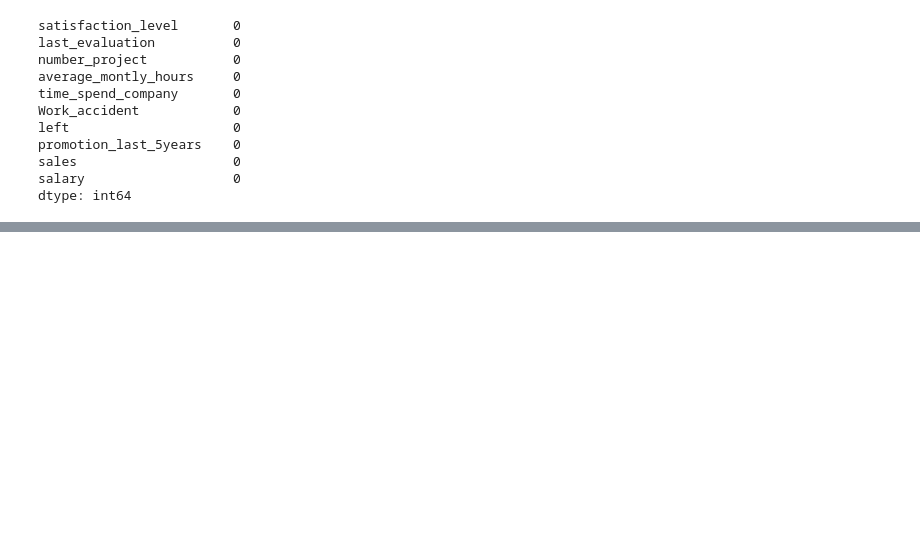
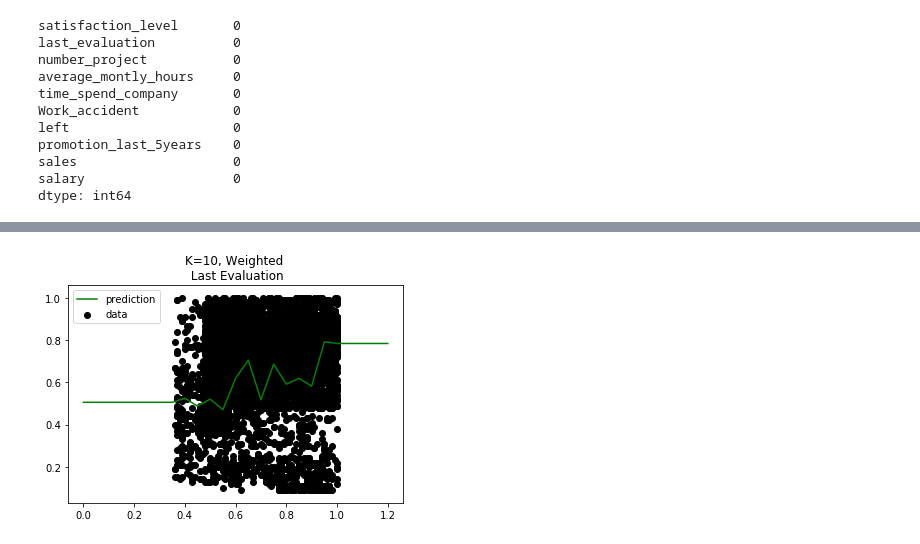
Before and after one commit to Schmidt8181/Model_Comparison, a Jupyter notebook: Model_Comparison.ipynb, the cells around one changed output, grey strips where cells are left out. Saved outputs shown, nothing was run; the diff lists cells and outputs as text; code cells hidden in the pictures; blank space fills up the shorter version.

```diff
--- a/Model_Comparison.ipynb
+++ b/Model_Comparison.ipynb
@@ -37,0 +106,16 @@ dtype: int64
+# %%
+X2 = pd.DataFrame(hr_df['last_evaluation'])
+
+X_train, X_test, Y_train, Y_test = train_test_split(X2, Y, test_size=.35)
+knn_w.fit(X_train, Y_train)
+
+T = np.arange(0, 1.25, .05)[:, np.newaxis]
+Y_ = knn_w.predict(T)
+
+plt.scatter(X_test, Y_test, c='k', label='data')
+plt.plot(T, Y_, c='g', label='prediction')
+plt.legend()
+plt.title('K=10, Weighted \n Last Evaluation')
+plt.show()
+# %% [output]
+[figure, added]
```
Also changed, not shown: parts of 8 cells of this notebook.
